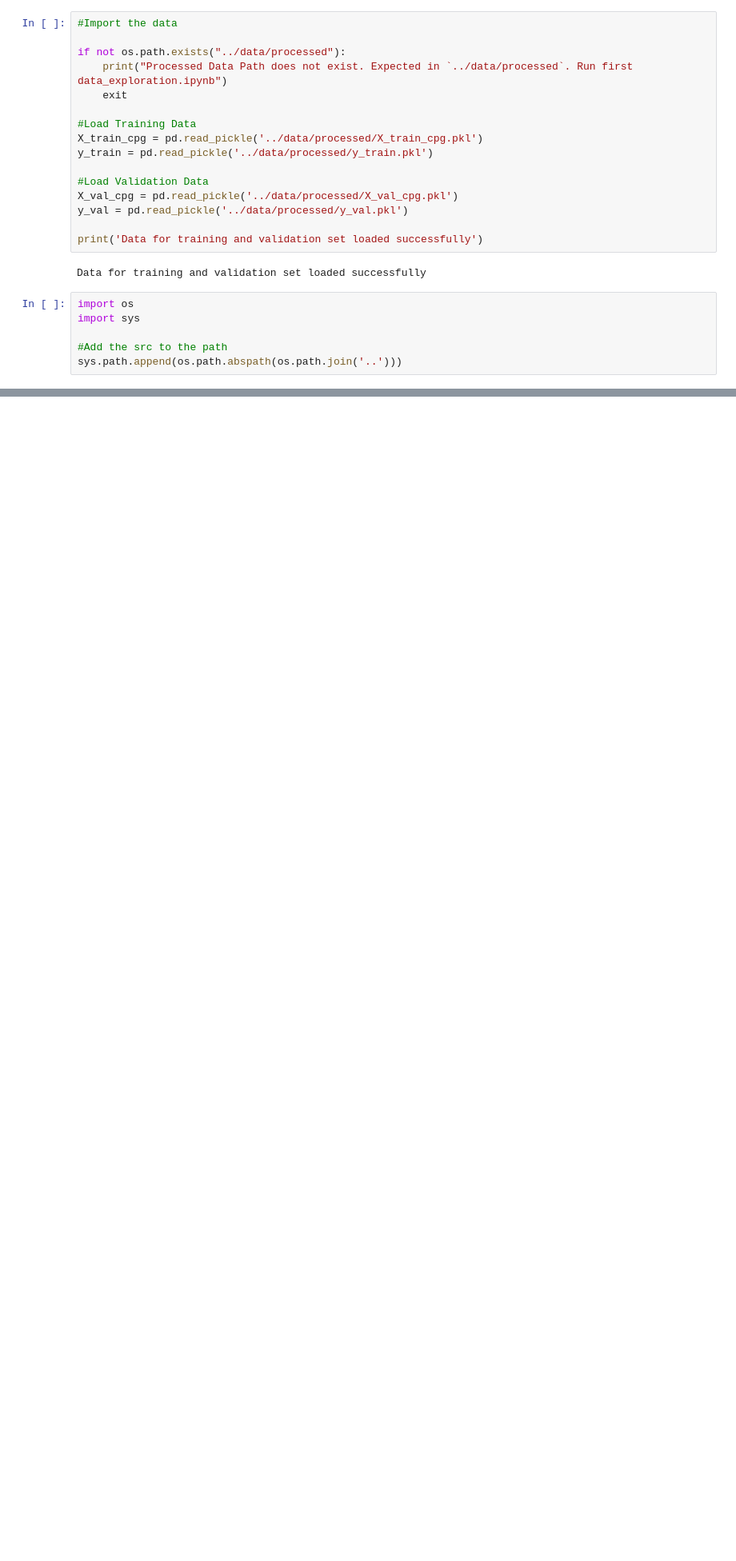
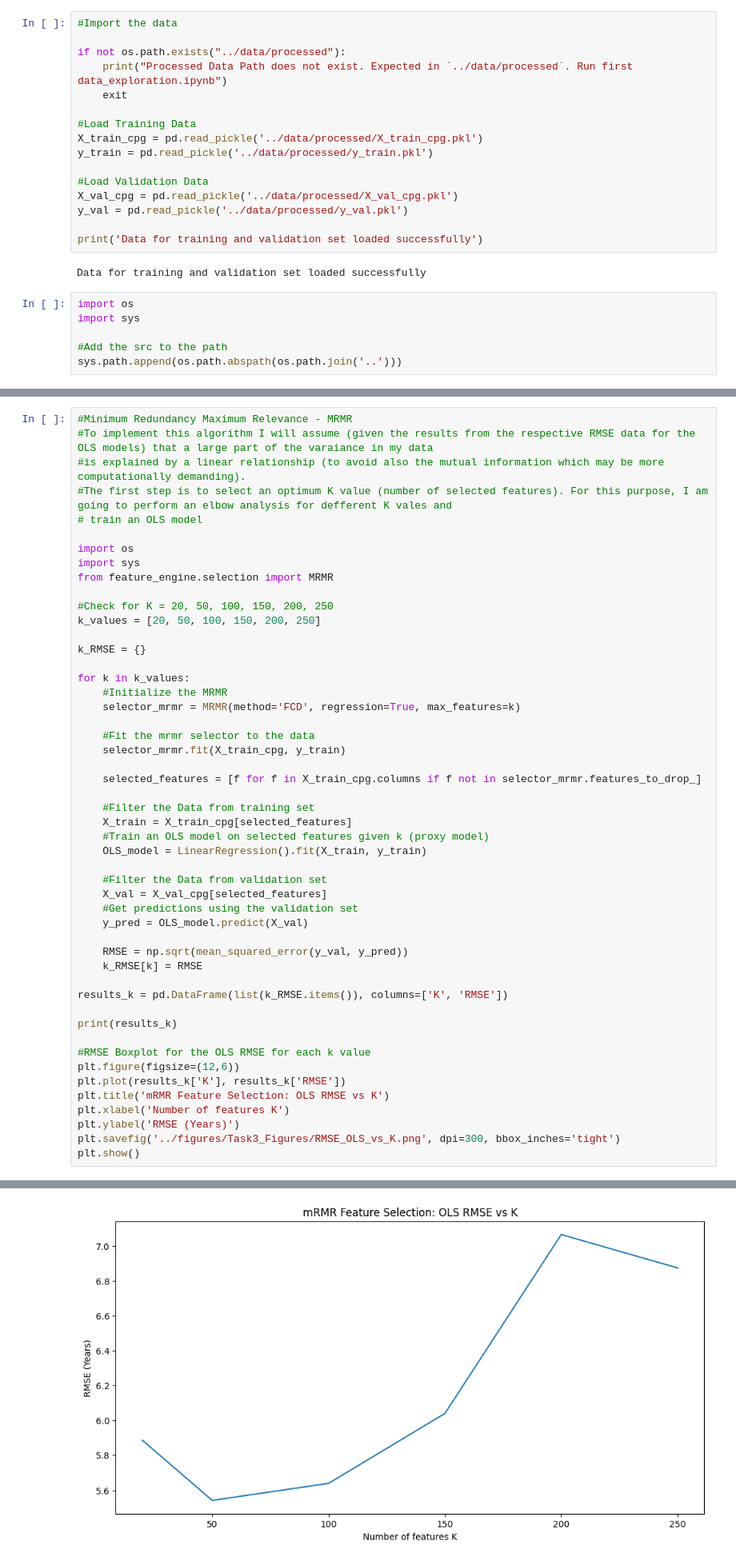
Before and after one commit to xanthippilouka/MLCB_Assignment1_Louka, a Jupyter notebook: notebooks/feature_selection.ipynb, the cells around one changed output, grey strips where cells are left out. Shown at 80% size. Cells and saved outputs as stored; diff of their text form; blank space fills up the shorter version.

Commit message:
Task3: Work on mRMR feature selection, proceed with the selection of top10 features, save of the respective figures and generation of the venn diagram for the two feature selection methods

```diff
--- a/notebooks/feature_selection.ipynb
+++ b/notebooks/feature_selection.ipynb
@@ -114,3 +114,54 @@ plt.show()
 # %% [output]
 The number of stable features selected is: 186
 [figure]
+# %%
+#Minimum Redundancy Maximum Relevance - MRMR
+#To implement this algorithm I will assume (given the results from the respective RMSE data for the OLS models) that a large part of the varaiance in my data
+#is explained by a linear relationship (to avoid also the mutual information which may be more computationally demanding).
+#The first step is to select an optimum K value (number of selected features). For this purpose, I am going to perform an elbow analysis for defferent K vales and
+# train an OLS model
+
+import os
+import sys
+from feature_engine.selection import MRMR
+
+#Check for K = 20, 50, 100, 150, 200, 250
+k_values = [20, 50, 100, 150, 200, 250]
+
+k_RMSE = {}
+
+for k in k_values:
+    #Initialize the MRMR
+    selector_mrmr = MRMR(method='FCD', regression=True, max_features=k)
+
+    #Fit the mrmr selector to the data
+    selector_mrmr.fit(X_train_cpg, y_train)
+
+    selected_features = [f for f in X_train_cpg.columns if f not in selector_mrmr.features_to_drop_]
+
+    #Filter the Data from training set
+    X_train = X_train_cpg[selected_features]
+    #Train an OLS model on selected features given k (proxy model)
+    OLS_model = LinearRegression().fit(X_train, y_train)
+
+    #Filter the Data from validation set
+    X_val = X_val_cpg[selected_features]
+    #Get predictions using the validation set
+    y_pred = OLS_model.predict(X_val)
+
+    RMSE = np.sqrt(mean_squared_error(y_val, y_pred))
+    k_RMSE[k] = RMSE
+
+results_k = pd.DataFrame(list(k_RMSE.items()), columns=['K', 'RMSE'])
+
+print(results_k)
+
+#RMSE Boxplot for the OLS RMSE for each k value
+plt.figure(figsize=(12,6))
+plt.plot(results_k['K'], results_k['RMSE'])
+plt.title('mRMR Feature Selection: OLS RMSE vs K')
+plt.xlabel('Number of features K')
+plt.ylabel('RMSE (Years)')
+plt.savefig('../figures/Task3_Figures/RMSE_OLS_vs_K.png', dpi=300, bbox_inches='tight')
+plt.show()
+# %% [output]
@@ -116,0 +175 @@ The number of stable features selected is: 186
+[figure, added]
```
Also changed, not shown: parts of 11 cells of this notebook, 5 other files.
